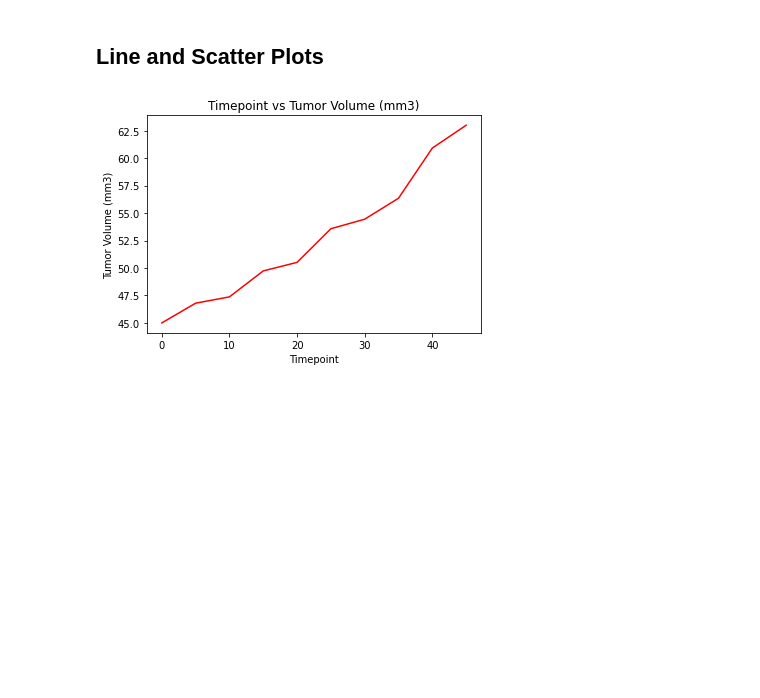
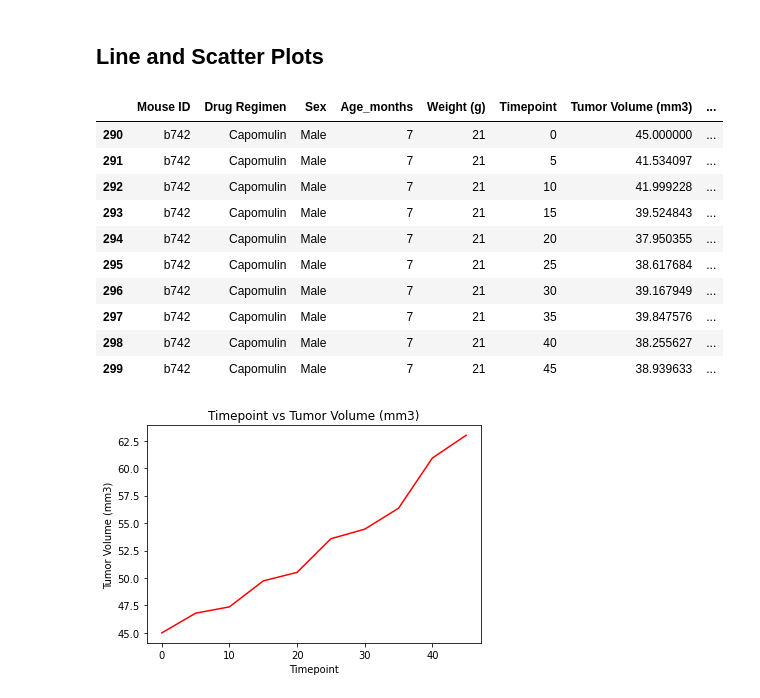
Before and after one commit to timsamson/MatPlotLib_Challange, a Jupyter notebook: pymaceuticals.ipynb, the cells around one changed output. Saved outputs shown, nothing was run; the diff lists cells and outputs as text; code cells hidden in the pictures; blank space fills up the shorter version.

```diff
--- a/pymaceuticals.ipynb
+++ b/pymaceuticals.ipynb
@@ -310,4 +310,23 @@ plt.show()
 [figure]
 # %% [markdown]
 ## Line and Scatter Plots
+# %%
+# Generate a line plot of tumor volume vs. time point for a single mouse
+# treated with Capomulin
+
+capomulin_df = clean_df.loc[clean_df['Drug Regimen'] == 'Capomulin']
+mouse_df= clean_df.loc[clean_df['Mouse ID'] == 'b742']
+mouse_df
+# %% [output]
+|  | Mouse ID | Drug Regimen | Sex | Age_months | Weight (g) | Timepoint | Tumor Volume (mm3) | ... |
+| 290 | b742 | Capomulin | Male | 7 | 21 | 0 | 45.000000 | ... |
+| 291 | b742 | Capomulin | Male | 7 | 21 | 5 | 41.534097 | ... |
+| 292 | b742 | Capomulin | Male | 7 | 21 | 10 | 41.999228 | ... |
+| 293 | b742 | Capomulin | Male | 7 | 21 | 15 | 39.524843 | ... |
+| 294 | b742 | Capomulin | Male | 7 | 21 | 20 | 37.950355 | ... |
+| 295 | b742 | Capomulin | Male | 7 | 21 | 25 | 38.617684 | ... |
+| 296 | b742 | Capomulin | Male | 7 | 21 | 30 | 39.167949 | ... |
+| 297 | b742 | Capomulin | Male | 7 | 21 | 35 | 39.847576 | ... |
+| 298 | b742 | Capomulin | Male | 7 | 21 | 40 | 38.255627 | ... |
+| 299 | b742 | Capomulin | Male | 7 | 21 | 45 | 38.939633 | ... |
 # %%
```
Also changed, not shown: parts of 2 cells of this notebook, 2 other files.
